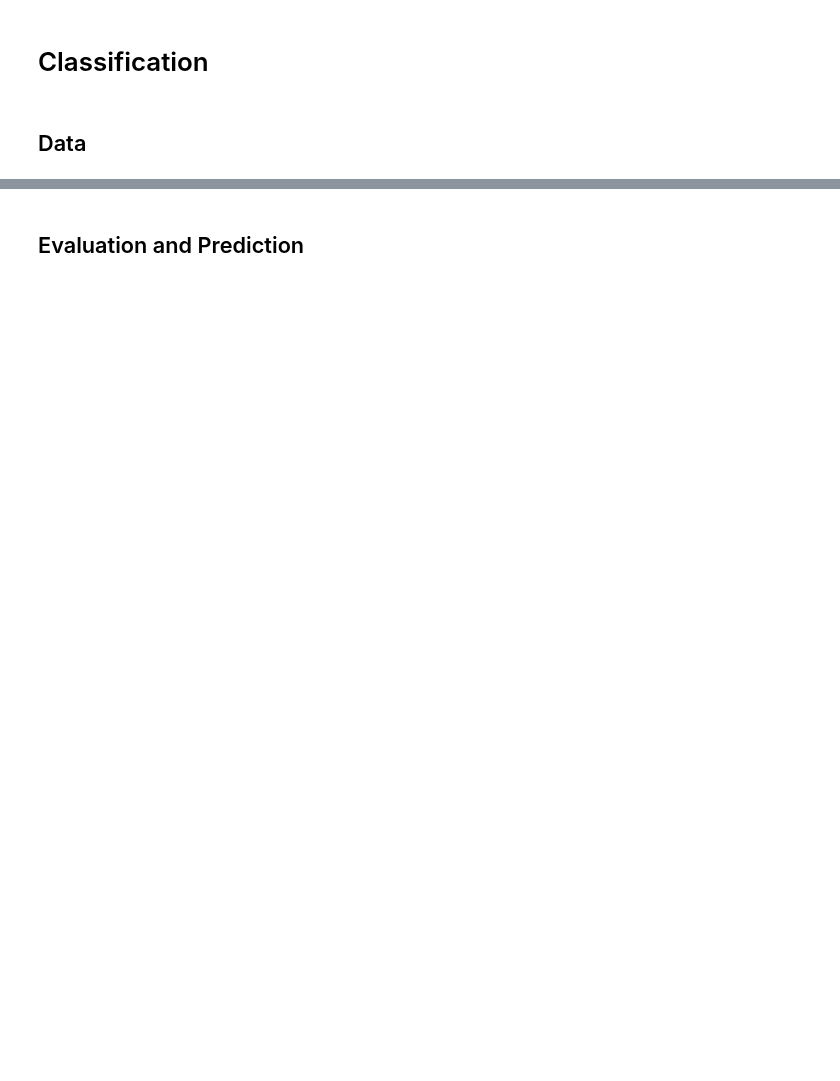
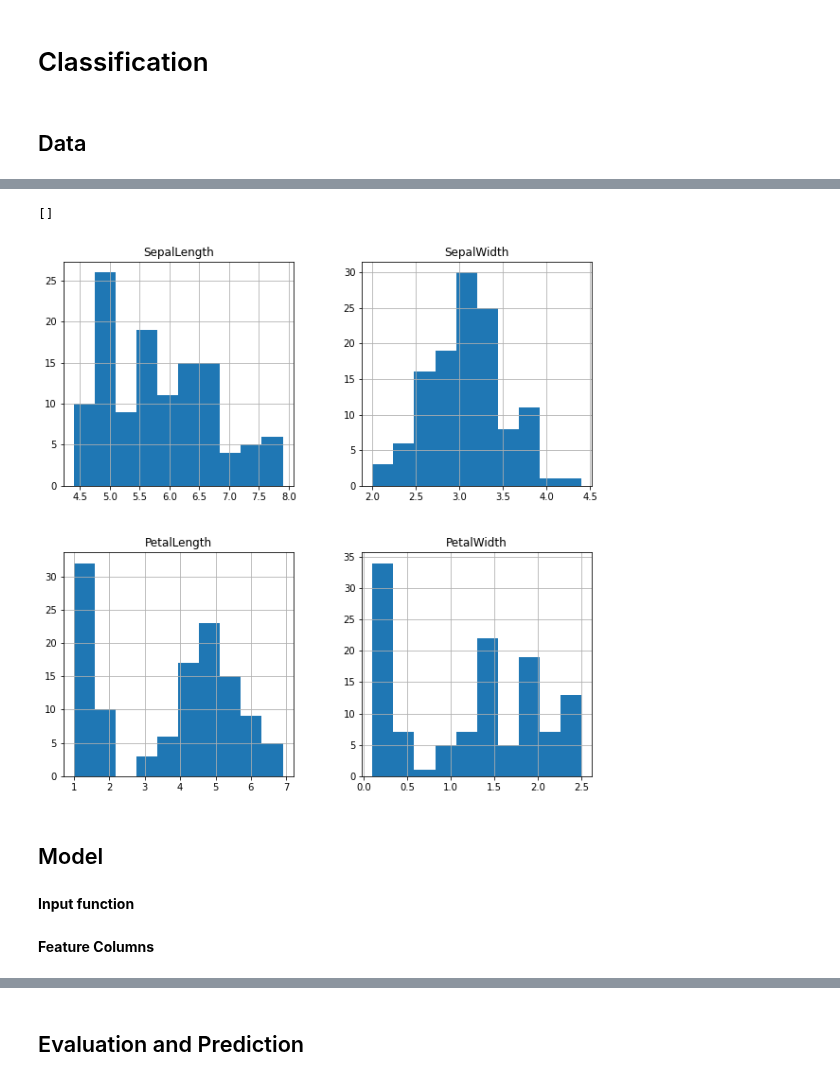
Before and after one commit to rmShoeb/learning-curve, a Jupyter notebook: Machine Learning/Deep Learning/learning-tensorflow/tensorflow_core_learning_algorithms.ipynb, the cells around one changed output, grey strips where cells are left out. Cells and saved outputs as stored; diff of their text form; code cells hidden in the pictures; blank space fills up the shorter version.

Commit message:
reviewing tensorflow intro

```diff
--- a/Machine Learning/Deep Learning/learning-tensorflow/tensorflow_core_learning_algorithms.ipynb
+++ b/Machine Learning/Deep Learning/learning-tensorflow/tensorflow_core_learning_algorithms.ipynb
@@ -254,3 +254,15 @@ Name: 15, dtype: object
 # Classification
 # %% [markdown]
 ## Data
+# %%
+COLUMN_NAMES = ['SepalLength', 'SepalWidth', 'PetalLength', 'PetalWidth', 'Species']
+SPECIES = ['Setosa', 'Versicolor', 'Verginica']
+# %%
+x_train = pd.read_csv('https://storage.googleapis.com/download.tensorflow.org/data/iris_training.csv',
+                      names=COLUMN_NAMES, header=0
+                      )
+x_test = pd.read_csv('https://storage.googleapis.com/download.tensorflow.org/data/iris_test.csv',
+                     names=COLUMN_NAMES, header=0
+                     )
+y_train = x_train.pop('Species')
+y_test = x_test.pop('Species')
@@ -256,0 +299,10 @@ Name: 15, dtype: object
+# %%
+x_train.hist(figsize=(10,10))
+plt.plot()
+# %% [output]
+[]
+[figure, added]
+# %% [markdown]
+## Model
+# %% [markdown]
+**Input function**
@@ -256,0 +315,2 @@ Name: 15, dtype: object
+# %% [markdown]
+**Feature Columns**
```
Also changed, not shown: parts of 36 cells of this notebook.
